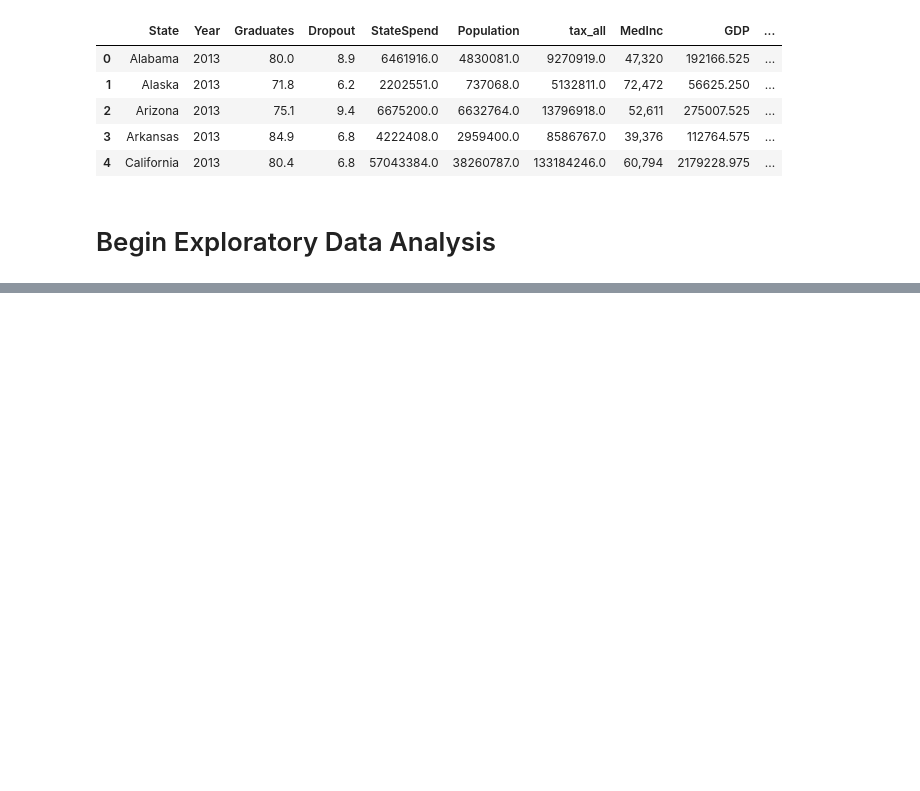
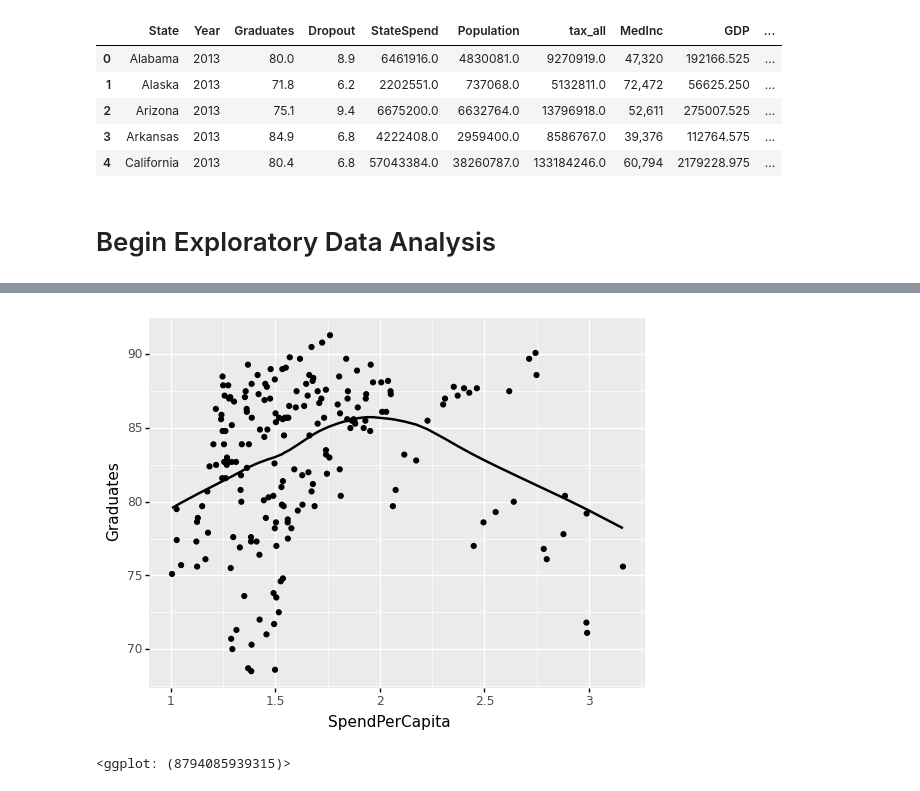
Before and after one commit to shayleelaura/Independent_Capstone, a Jupyter notebook: State Student Spending Case Study.ipynb, the cells around one changed output, grey strips where cells are left out. Drawn from its saved outputs; the diff is of its cells as text; code cells hidden in the pictures; blank space fills up the shorter version.

```diff
--- a/State Student Spending Case Study.ipynb
+++ b/State Student Spending Case Study.ipynb
@@ -663,0 +706,5 @@ keyYears.head()
+# %%
+ggplot(keyYears, aes(x = 'SpendPerCapita', y = 'Graduates')) + geom_point(stat = 'identity') + stat_smooth()
+# %% [output]
+[figure, added]
+<ggplot: (8794085939315)>
```
Also changed, not shown: parts of 13 cells of this notebook.
